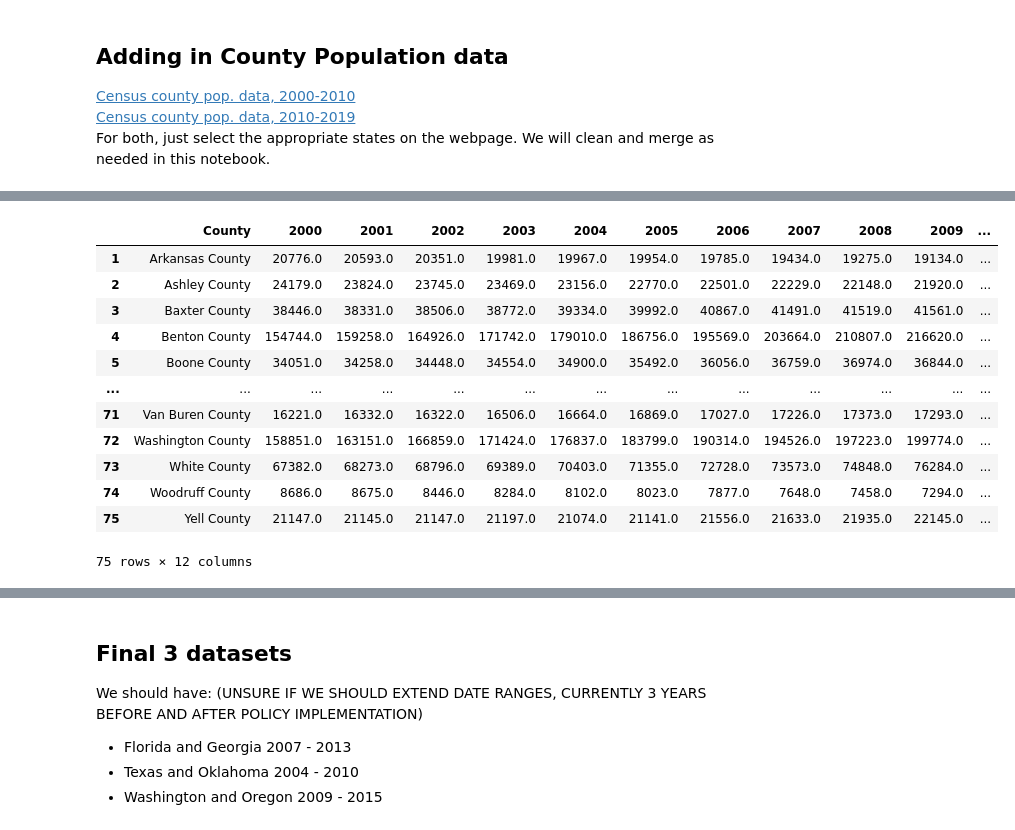
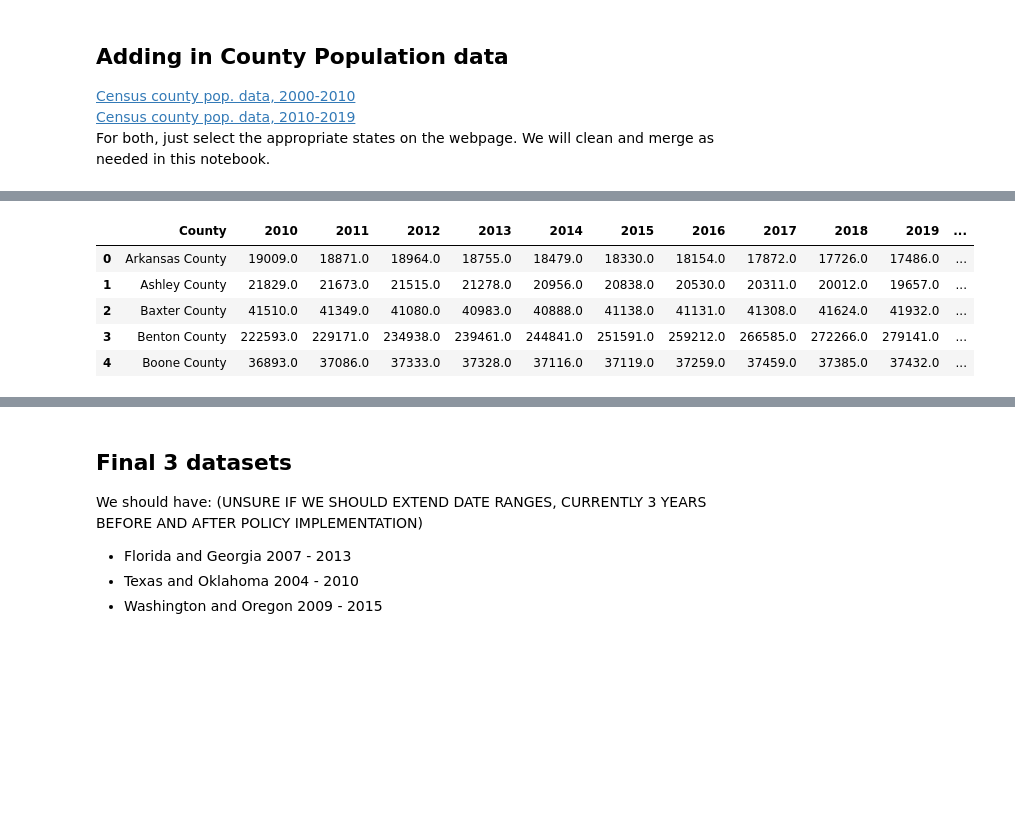
Before and after one commit to abzdel/Opioid-Analysis, a Jupyter notebook: 02_clean_data.ipynb, the cells around one changed output, grey strips where cells are left out. Saved outputs shown, nothing was run; the diff lists cells and outputs as text; code cells hidden in the pictures; blank space fills up the shorter version.

Commit message:
working on testing population data merges

```diff
--- a/02_clean_data.ipynb
+++ b/02_clean_data.ipynb
@@ -212,7 +215,8 @@ filenames = glob.glob(path + "*.xls")
 
 for f in filenames:
 
-    temp = pd.read_excel(f, header=3)
+    # read in current file with header = 3
+    temp = pd.read_excel(f, header = 3)
 
     # regex to pull out state from filename
     r = re.search("(2000s)(.)(\w+)", f)[3]
@@ -222,20 +226,21 @@ for f in filenames:
     temp.dropna(subset=[2000], inplace=True)
 
     #drop useless columns
-    temp.drop(columns={"Unnamed: 1", "Unnamed: 13"}, inplace=True)
+    temp.drop(columns={"Unnamed: 1", "Unnamed: 12", "Unnamed: 13"}, inplace=True)
 
     # drop first row
     temp = temp.iloc[1:, :]
 
     # rename some cols
-    temp.rename(columns={"Unnamed: 0": "County", "Unnamed: 12": 2010}, inplace=True)
+    temp.rename(columns={"Unnamed: 0": "County"}, inplace=True)
 
     # remove period at beginning of each county
     temp["County"] = temp["County"].apply(lambda x: x[1:])
 
     pops00 = pd.concat([pops00, temp], axis=0, ignore_index=True)
 
-pops00
+# quick peek at the data
+pops00.head()
 # %% [output]
 |  | County | 2000 | 2001 | 2002 | 2003 | 2004 | 2005 | 2006 | 2007 | 2008 | 2009 | ... |
 | 0 | Arkansas County | 20776.0 | 20593.0 | 20351.0 | 19981.0 | 19967.0 | 19954.0 | 19785.0 | 19434.0 | 19275.0 | 19134.0 | ... |
@@ -253,35 +263,46 @@ pops00
 # %%
-temp = pd.read_excel("00_source_data/county_pop/2000s/ak2000-2010.xls", header=3)
+pops10 = pd.DataFrame()
 
-state_name =
+# add every excel file in 00_source_data/county_pop/2000s to pops00
 
-# drop null on any of the years
-temp.dropna(subset=[2000], inplace=True)
+path = r"00_source_data/county_pop/2010s" # point to correct folder
+filenames = glob.glob(path + "/*.xlsx")
 
-#drop useless columns
-temp.drop(columns={"Unnamed: 1", "Unnamed: 13"}, inplace=True)
+for f in filenames:
 
-# drop first row
-temp = temp.iloc[1:, :]
+    # read in current file with header = 3
+    temp = pd.read_excel(f, header = 3)
 
-# rename some cols
-temp.rename(columns={"Unnamed: 0": "County", "Unnamed: 12": 2010}, inplace=True)
+    # regex to pull out state from filename
+    r = re.search("(2010s)(.)(\w+)", f)[3]
+    temp["State"] = r[:2].upper()
 
-# remove period at beginning of each county
-temp["County"] = temp["County"].apply(lambda x: x[1:])
+    # drop null on any of the years
+    temp.dropna(subset=[2010], inplace=True)
 
-temp
+    #drop useless columns
+    temp.drop(columns={"Census", "Estimates Base"}, inplace=True)
+
+    # drop first row
+    temp = temp.iloc[1:, :]
+
+    # rename some cols
+    temp.rename(columns={"Unnamed: 0": "County"}, inplace=True)
+
+    # remove period at beginning of each county
+    temp["County"] = temp["County"].apply(lambda x: x[1:])
+
+    # strip state from county
+    temp["County"] = temp["County"].apply(lambda x: x.split(", ")[0])
+
+    pops10 = pd.concat([pops10, temp], axis=0, ignore_index=True)
+
+# quick peek at the data
+pops10.head()
 # %% [output]
-|  | County | 2000 | 2001 | 2002 | 2003 | 2004 | 2005 | 2006 | 2007 | 2008 | 2009 | ... |
-| 1 | Arkansas County | 20776.0 | 20593.0 | 20351.0 | 19981.0 | 19967.0 | 19954.0 | 19785.0 | 19434.0 | 19275.0 | 19134.0 | ... |
-| 2 | Ashley County | 24179.0 | 23824.0 | 23745.0 | 23469.0 | 23156.0 | 22770.0 | 22501.0 | 22229.0 | 22148.0 | 21920.0 | ... |
-| 3 | Baxter County | 38446.0 | 38331.0 | 38506.0 | 38772.0 | 39334.0 | 39992.0 | 40867.0 | 41491.0 | 41519.0 | 41561.0 | ... |
-| 4 | Benton County | 154744.0 | 159258.0 | 164926.0 | 171742.0 | 179010.0 | 186756.0 | 195569.0 | 203664.0 | 210807.0 | 216620.0 | ... |
-| 5 | Boone County | 34051.0 | 34258.0 | 34448.0 | 34554.0 | 34900.0 | 35492.0 | 36056.0 | 36759.0 | 36974.0 | 36844.0 | ... |
-| ... | ... | ... | ... | ... | ... | ... | ... | ... | ... | ... | ... | ... |
-| 71 | Van Buren County | 16221.0 | 16332.0 | 16322.0 | 16506.0 | 16664.0 | 16869.0 | 17027.0 | 17226.0 | 17373.0 | 17293.0 | ... |
-| 72 | Washington County | 158851.0 | 163151.0 | 166859.0 | 171424.0 | 176837.0 | 183799.0 | 190314.0 | 194526.0 | 197223.0 | 199774.0 | ... |
-| 73 | White County | 67382.0 | 68273.0 | 68796.0 | 69389.0 | 70403.0 | 71355.0 | 72728.0 | 73573.0 | 74848.0 | 76284.0 | ... |
-| 74 | Woodruff County | 8686.0 | 8675.0 | 8446.0 | 8284.0 | 8102.0 | 8023.0 | 7877.0 | 7648.0 | 7458.0 | 7294.0 | ... |
-| 75 | Yell County | 21147.0 | 21145.0 | 21147.0 | 21197.0 | 21074.0 | 21141.0 | 21556.0 | 21633.0 | 21935.0 | 22145.0 | ... |
+|  | County | 2010 | 2011 | 2012 | 2013 | 2014 | 2015 | 2016 | 2017 | 2018 | 2019 | ... |
+| 0 | Arkansas County | 19009.0 | 18871.0 | 18964.0 | 18755.0 | 18479.0 | 18330.0 | 18154.0 | 17872.0 | 17726.0 | 17486.0 | ... |
+| 1 | Ashley County | 21829.0 | 21673.0 | 21515.0 | 21278.0 | 20956.0 | 20838.0 | 20530.0 | 20311.0 | 20012.0 | 19657.0 | ... |
+| 2 | Baxter County | 41510.0 | 41349.0 | 41080.0 | 40983.0 | 40888.0 | 41138.0 | 41131.0 | 41308.0 | 41624.0 | 41932.0 | ... |
+| 3 | Benton County | 222593.0 | 229171.0 | 234938.0 | 239461.0 | 244841.0 | 251591.0 | 259212.0 | 266585.0 | 272266.0 | 279141.0 | ... |
+| 4 | Boone County | 36893.0 | 37086.0 | 37333.0 | 37328.0 | 37116.0 | 37119.0 | 37259.0 | 37459.0 | 37385.0 | 37432.0 | ... |
-75 rows × 12 columns
```
Also changed, not shown: parts of 9 cells of this notebook.
